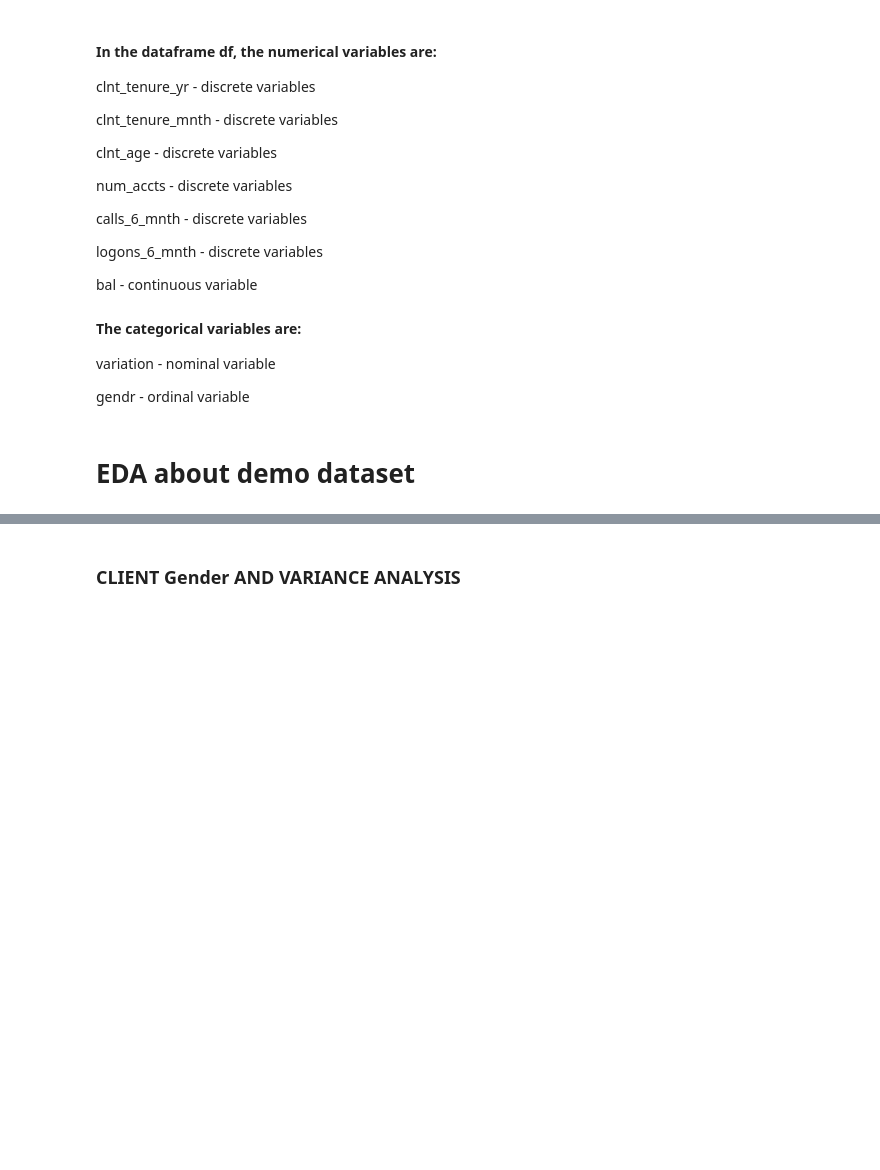
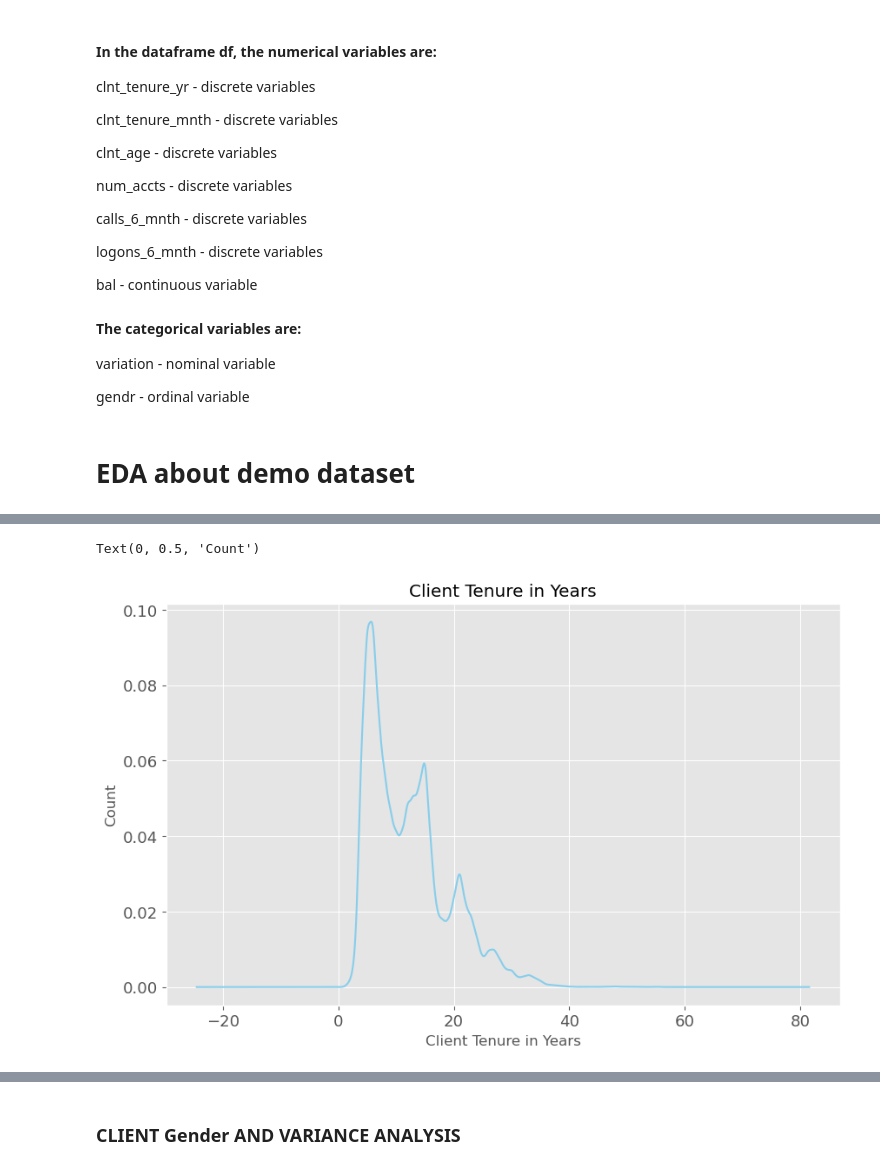
Before and after one commit to MustafaAldabbas/Project-Two-Big, a Jupyter notebook: Notebooks/Dan.ipynb, the cells around one changed output, grey strips where cells are left out. Saved outputs shown, nothing was run; the diff lists cells and outputs as text; code cells hidden in the pictures; blank space fills up the shorter version.

```diff
--- a/Notebooks/Dan.ipynb
+++ b/Notebooks/Dan.ipynb
@@ -127,3 +144,10 @@ gendr - ordinal variable
+# %%
+df['clnt_tenure_yr'].plot(kind='kde', color='skyblue', figsize=(10, 6), fontsize=13, title='Client Tenure in Years')
+plt.xlabel('Client Tenure in Years')
+plt.ylabel('Count')
+# %% [output]
+Text(0, 0.5, 'Count')
+[figure, added]
 # %%
 # create a dataframe for the demographic data
 df_demo = df[['client_id', 'date_time', 'variation', 'clnt_tenure_yr', 'clnt_tenure_mnth', 'clnt_age', 'gendr', 'num_accts', 'bal', 'calls_6_mnth', 'logons_6_mnth']]
```
Also changed, not shown: parts of 29 cells of this notebook.
